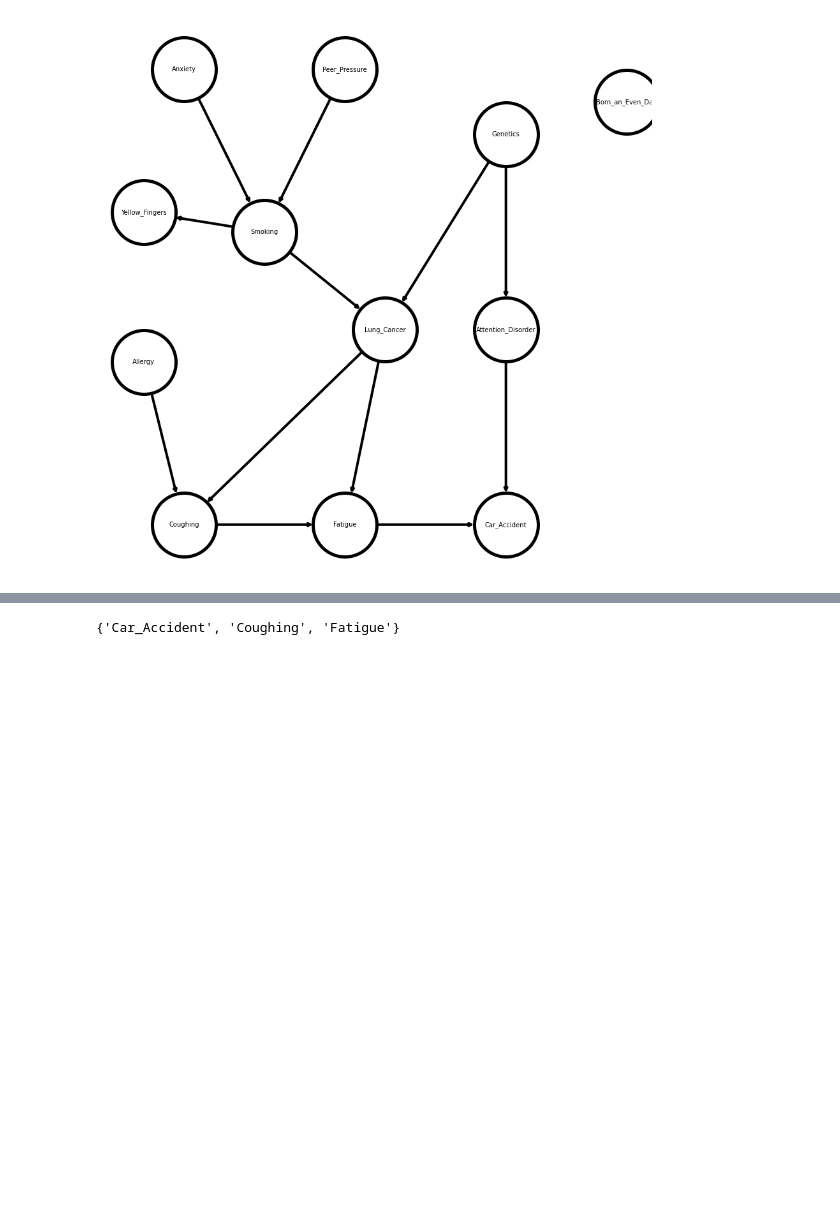
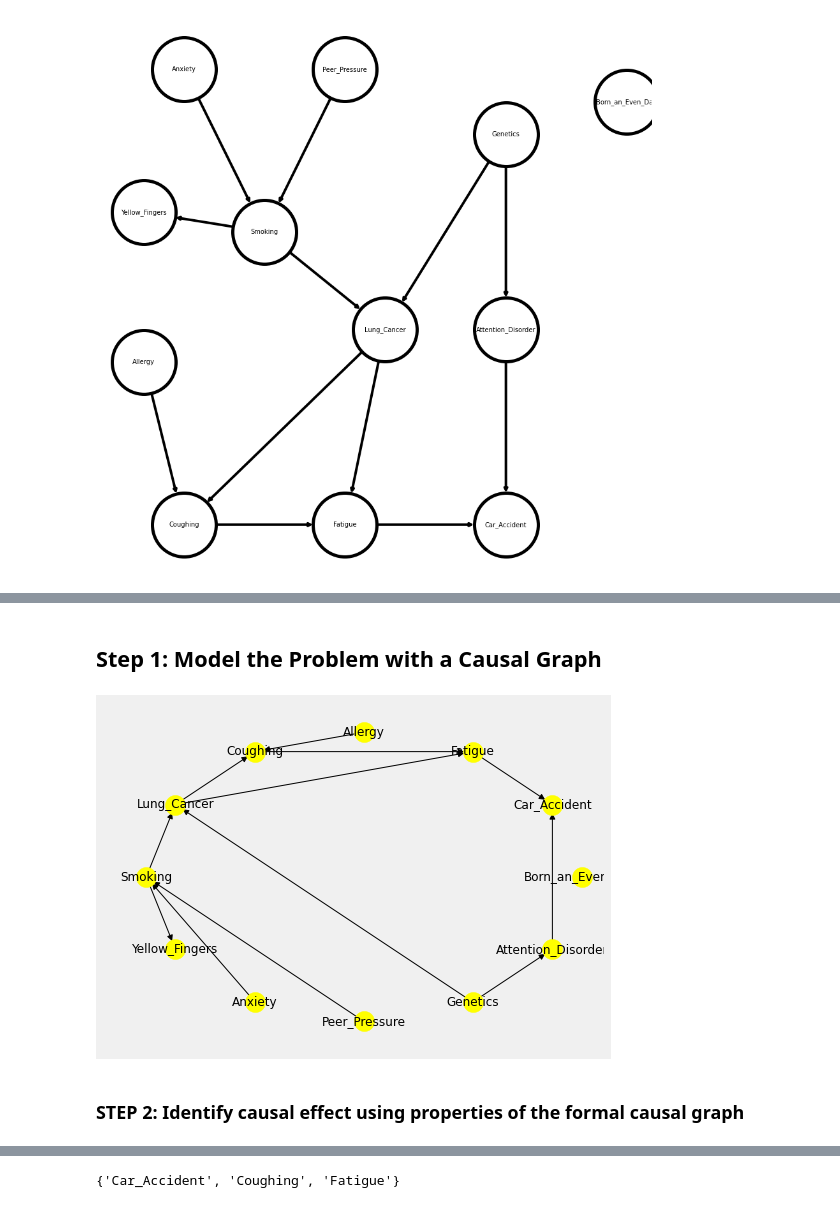
Before and after one commit to keerthybalan/CausalDS_LUCAS, a Jupyter notebook: EDA.ipynb, the cells around one changed output, grey strips where cells are left out. Cells and saved outputs as stored; diff of their text form; code cells hidden in the pictures; blank space fills up the shorter version.

```diff
--- a/EDA.ipynb
+++ b/EDA.ipynb
@@ -12,7 +12,27 @@ from dowhy import CausalModel
 
 style.use('fivethirtyeight') # bmh
 
-import networkx as nx
+import math
+import dowhy.datasets, dowhy.plotter
+
+import hyppo
+import pingouin as pg
+import conditional_independence
+
+from hyppo.independence import Hsic
+
+# the code below simple hides some warnings we don't want to see
+import warnings
+warnings.filterwarnings(action='ignore', category=FutureWarning)
+
+
+# a utility function to parse the .gml file to string
+def gml_to_string(file):
+    gml_str = ''
+    with open(file, 'r') as file:
+        for line in file:
+            gml_str += line.rstrip()
+    return gml_str
 # %%
 path = "/Users/dj/Documents/GitHub/Causal_Data_Science/Project/Data/lucas0_text/"
 names = ['Smoking', 'Yellow_Fingers', 'Anxiety', 'Peer_Pressure', 'Genetics', 'Attention_Disorder','Born_an_Even_Day', 'Car_Accident', 'Fatigue', 'Allergy', 'Coughing']
@@ -161,0 +190,20 @@ plt.show()
+# %% [markdown]
+## Step 1: Model the Problem with a Causal Graph
+# %%
+from IPython.display import Image, display
+
+gml_graph = gml_to_string('backdoor_criterion_graph.gml')
+# With GML string
+model=CausalModel(
+        data = train,
+        treatment='Smoking',
+        outcome='Car_Accident',
+        graph=gml_graph
+        )
+model.view_model()
+
+#display(Image(filename="backdoor_criterion_graph.png", width = 200, height = 100))
+# %% [output]
+[figure, added]
+# %% [markdown]
+### STEP 2: Identify causal effect using properties of the formal causal graph
```
Also changed, not shown: parts of 27 cells of this notebook.
